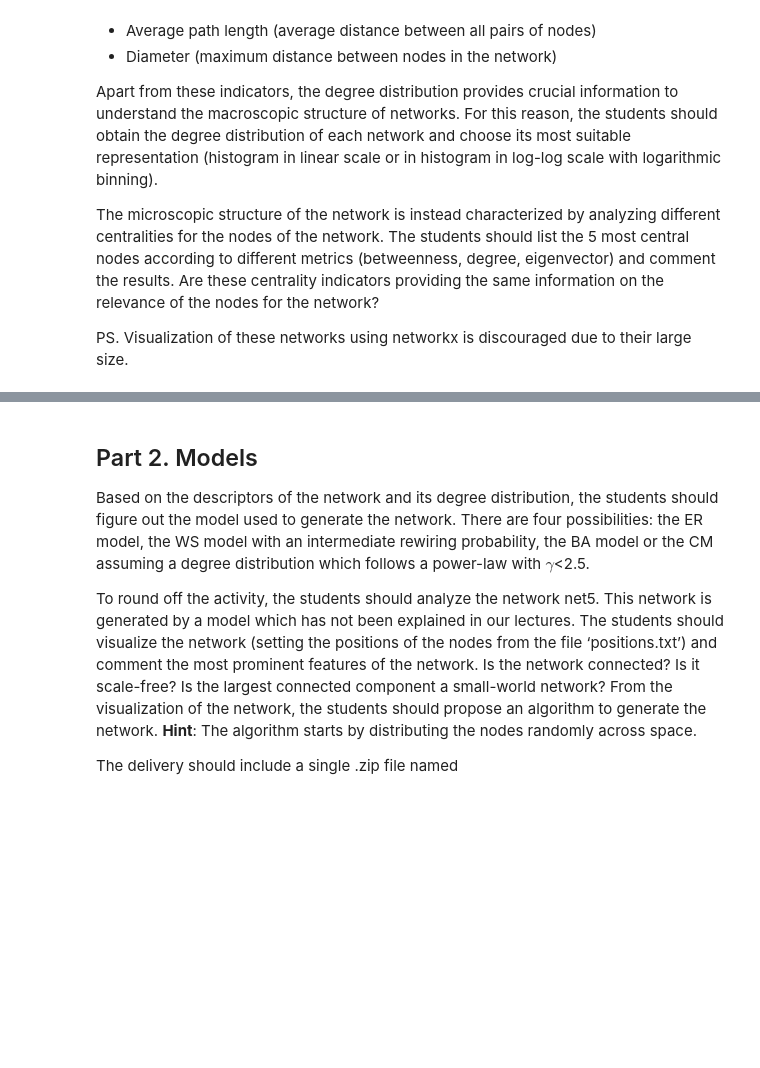
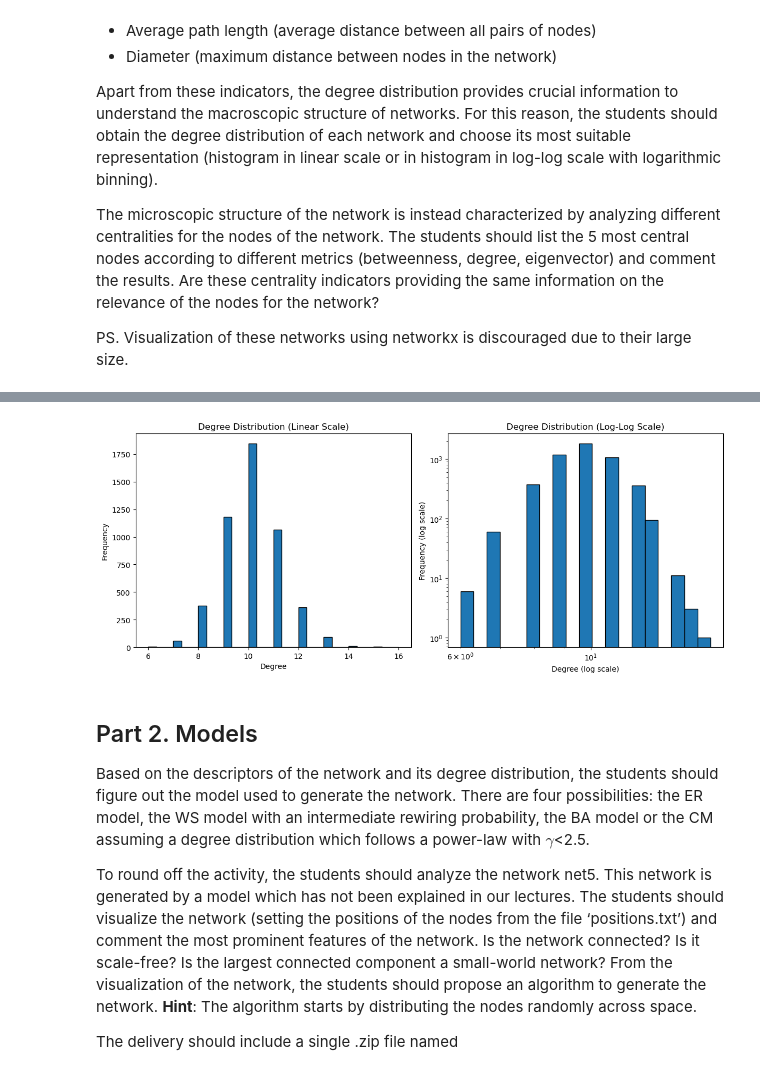
Before and after one commit to imiguelrodriguez/A1_ComplexNetworks, a Jupyter notebook: networks_analyzer.ipynb, the cells around one changed output, grey strips where cells are left out. Drawn from its saved outputs; the diff is of its cells as text; code cells hidden in the pictures; blank space fills up the shorter version.

Commit message:
Network Analyzer

```diff
--- a/networks_analyzer.ipynb
+++ b/networks_analyzer.ipynb
@@ -71,0 +25,6 @@ Diameter: 8
+# %%
+from utils import NetworkAnalyzer
+
+file_path = "networks/net1.net"
+analyzer = NetworkAnalyzer(file_path)
+analyzer.extract_microscopic_characterizations()
@@ -72,3 +41,7 @@ Diameter: 8
+# %%
+analyzer.plot_histograms()
+# %% [output]
+[figure, added]
 # %% [markdown]
 ## Part 2. Models
 Based on the descriptors of the network and its degree distribution, the students should figure out the model used to generate the network. There are four possibilities: the ER model, the WS model with an intermediate rewiring probability, the BA model or the CM assuming a degree distribution which follows a power-law with $\gamma$<2.5.
```
Also changed, not shown: parts of 9 cells of this notebook, 2 other files.
